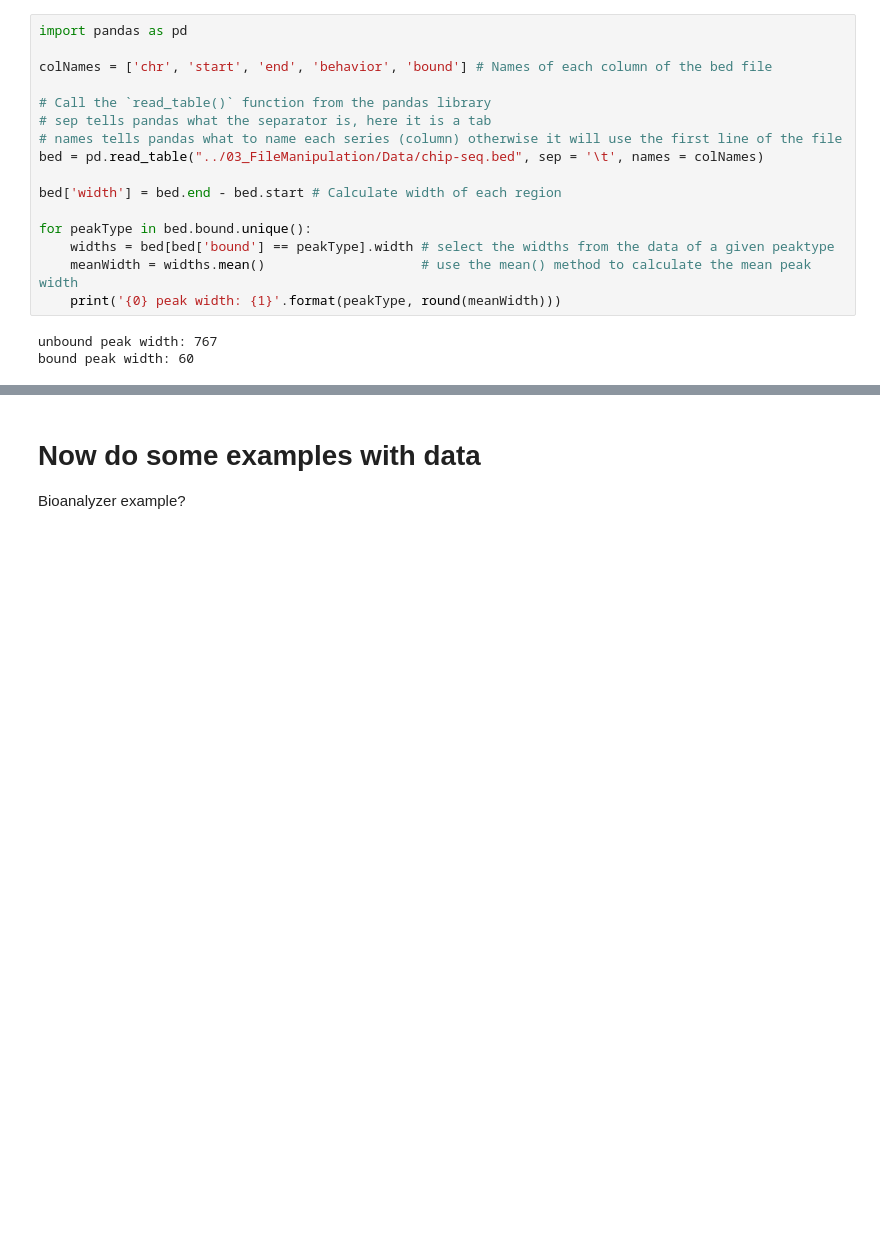
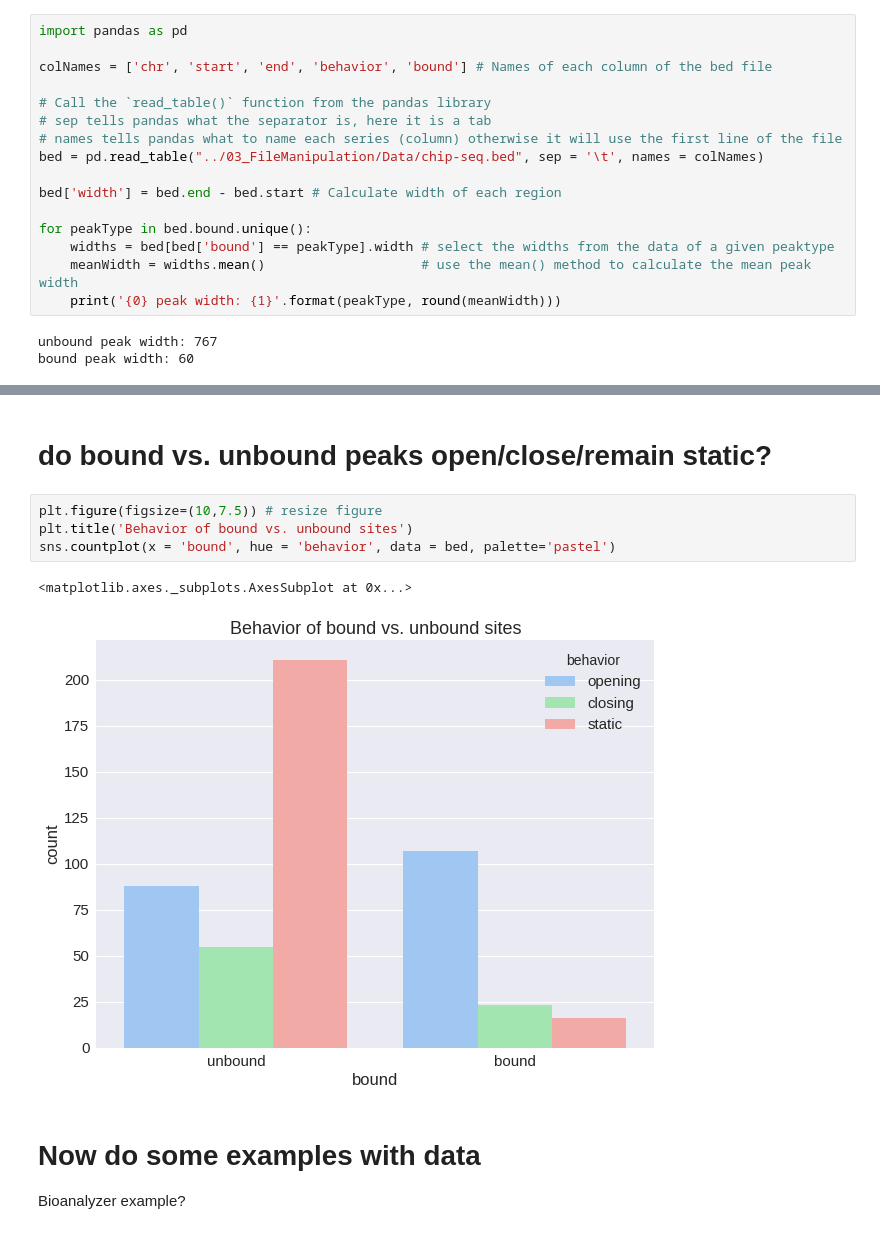
Before and after one commit to snystrom/UNC-HTLC_Python_2017, a Jupyter notebook: 04_DataFrames/04_DataFrames.ipynb, the cells around one changed output, grey strips where cells are left out. Drawn from its saved outputs; the diff is of its cells as text; blank space fills up the shorter version.

```diff
--- a/04_DataFrames/04_DataFrames.ipynb
+++ b/04_DataFrames/04_DataFrames.ipynb
@@ -207,3 +208,12 @@ sns.boxplot(x = bed.bound, y = bed.width)
+# %% [markdown]
+# do bound vs. unbound peaks open/close/remain static?
+# %%
+plt.figure(figsize=(10,7.5)) # resize figure
+plt.title('Behavior of bound vs. unbound sites')
+sns.countplot(x = 'bound', hue = 'behavior', data = bed, palette='pastel')
+# %% [output]
+<matplotlib.axes._subplots.AxesSubplot at 0x...>
+[figure, added]
 # %% [markdown]
 # Now do some examples with data
 
```
Also changed, not shown: parts of 6 cells of this notebook, 2 other files.
